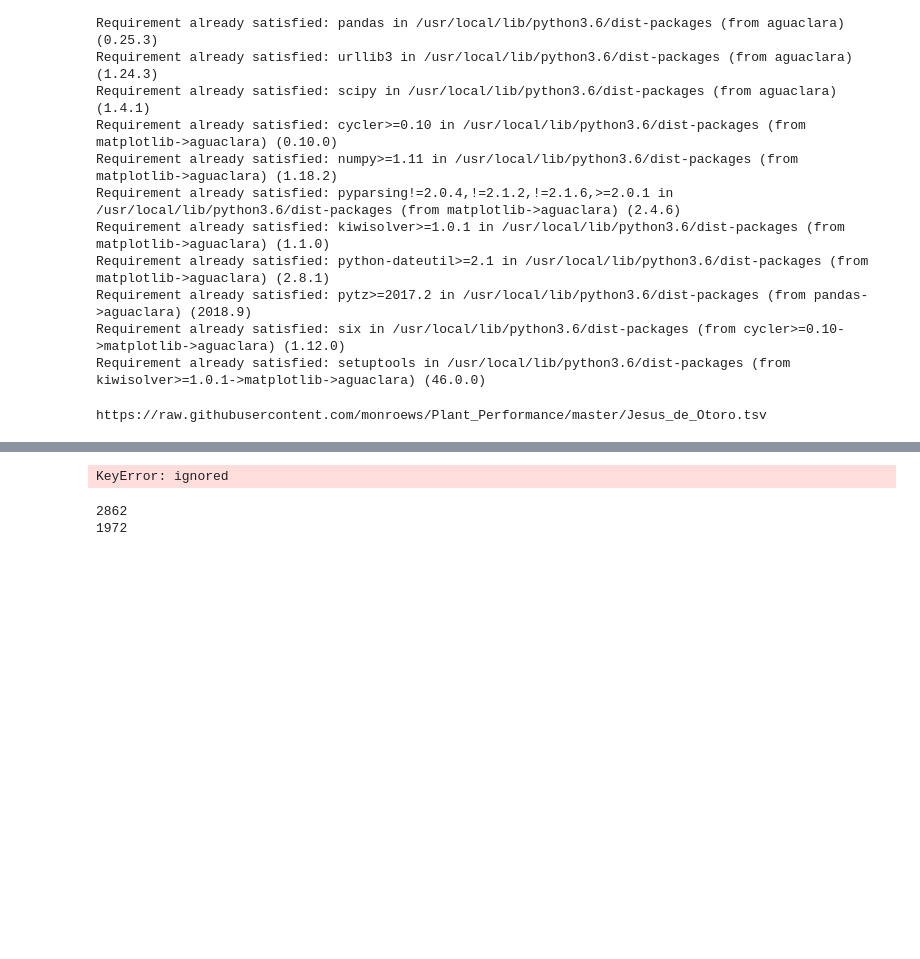
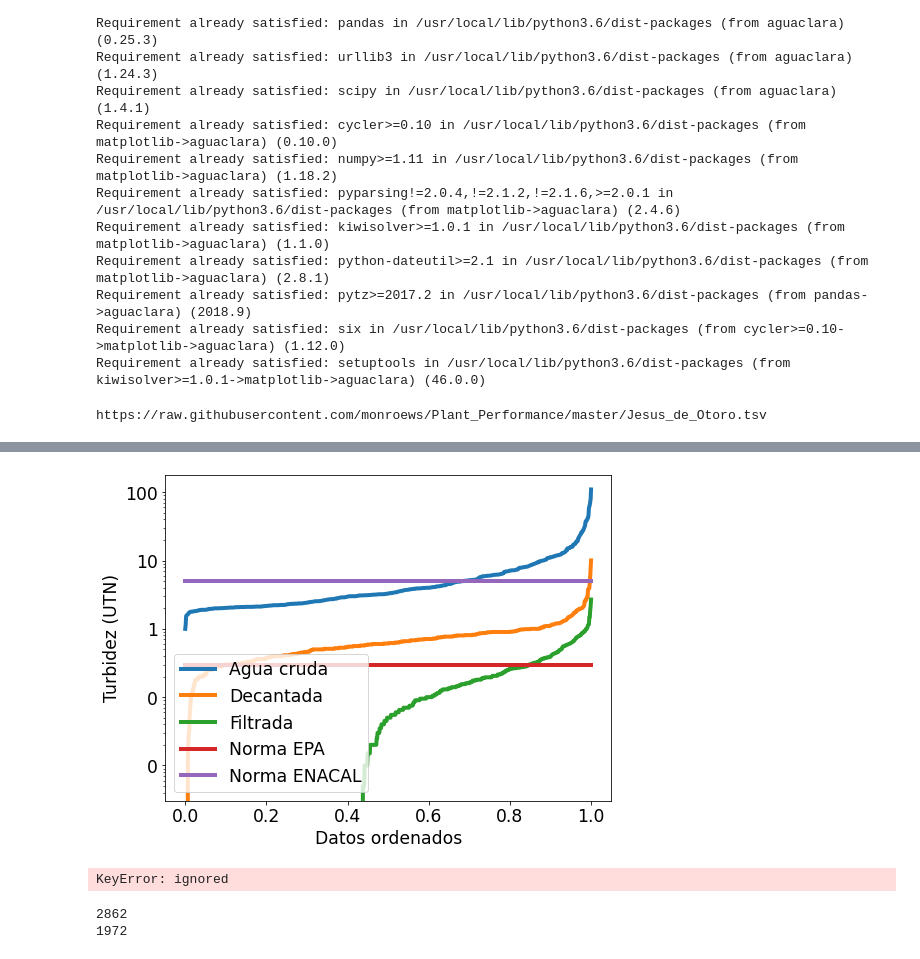
Before and after one commit to monroews/Plant_Performance, a Jupyter notebook: Plant_Performance.ipynb, the cells around one changed output, grey strips where cells are left out. Saved outputs shown, nothing was run; the diff lists cells and outputs as text; code cells hidden in the pictures; blank space fills up the shorter version.

```diff
--- a/Plant_Performance.ipynb
+++ b/Plant_Performance.ipynb
@@ -47,23 +43,37 @@ len(plants)
+# %%
+font = 'xx-large'
+params = {'legend.fontsize': font,
+         'figure.figsize': (8,6),
+         'axes.labelsize': font,
+         'axes.titlesize':font,
+         'xtick.labelsize':font,
+         'ytick.labelsize':font,
+         'axes.formatter.useoffset':False}
+plt.rcParams.update(params)
+
+f = ticker.ScalarFormatter()
+f.set_scientific(True)
 # %%
 for i in range(len(plants)):
   raw = np.sort(pddata[i]['raw (NTU)']) * u.NTU
   sed = np.sort(pddata[i]['sed (NTU)']) * u.NTU
   filter = np.sort(pddata[i]['filter (NTU)']) * u.NTU
   count = raw.shape[0]
   rank = np.linspace(0,1,count,endpoint=True)
   fig, ax = plt.subplots()
-  ax.plot(Crank,raw,linewidth=4)
+  ax.plot(rank,raw,linewidth=4)
   ax.plot(rank,sed,linewidth=4)
   ax.plot(rank,filter,linewidth=4)
   ax.plot([0,1],[0.3,0.3],linewidth=4)
   ax.plot([0,1],[5,5],linewidth=4)
   ax.set_ylabel('Turbidez (UTN)')
   ax.set_xlabel('Datos ordenados')
   ax.set_yscale('log')
   ax.legend(['Agua cruda','Decantada','Filtrada','Norma EPA','Norma ENACAL'])
   ax.yaxis.set_major_formatter(f)
   plt.show()
 # %% [output]
+[figure, added]
 KeyError: ignored
 # %%
 Cd_raw = np.sort(Concordia_data['UTM Entrada']) * u.NTU
```
Also changed, not shown: parts of 2 cells of this notebook, 1 other file.
